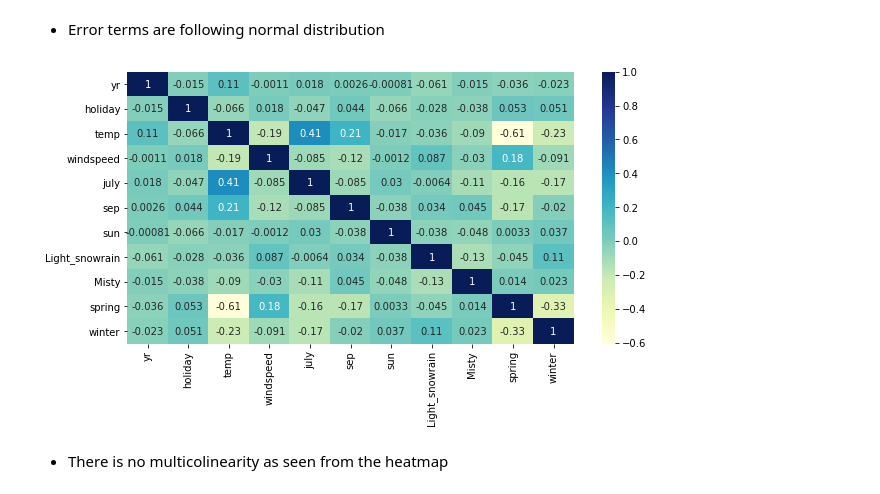
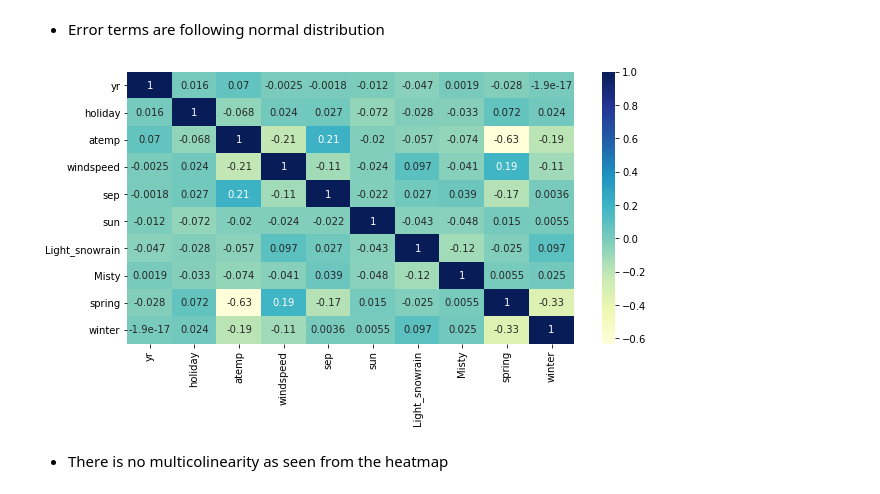
Before and after one commit to aloknarayan23/Linear-Regression-Bike-Sharing-Assignment, a Jupyter notebook: Linear_Regression_Bike_Sharing_Assignment.ipynb, the cells around one changed output. Saved outputs shown, nothing was run; the diff lists cells and outputs as text; code cells hidden in the pictures.

```diff
--- a/Linear_Regression_Bike_Sharing_Assignment.ipynb
+++ b/Linear_Regression_Bike_Sharing_Assignment.ipynb
@@ -670,10 +672,10 @@ Text(0.5, 0, 'Errors')
 # %%
 # Let's re-check the correlation coefficients
 plt.figure(figsize = (10, 5))
-sns.heatmap(X_train_4.corr(), annot = True, cmap="YlGnBu")
+sns.heatmap(X_train_5.corr(), annot = True, cmap="YlGnBu")
 plt.show()
 # %% [output]
-[figure, old version]
+[figure, new version]
 # %% [markdown]
 - There is no multicolinearity as seen from the heatmap
 # %%
```
Also changed, not shown: parts of 26 cells of this notebook, 1 other file.
